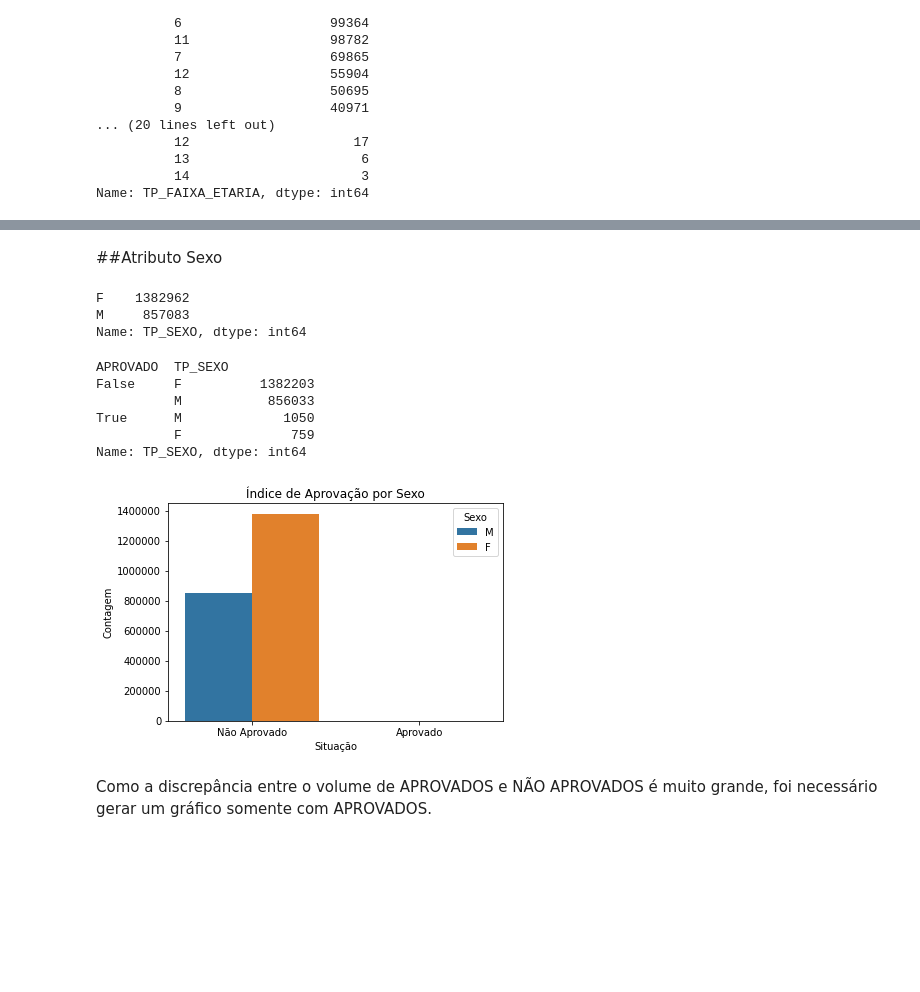
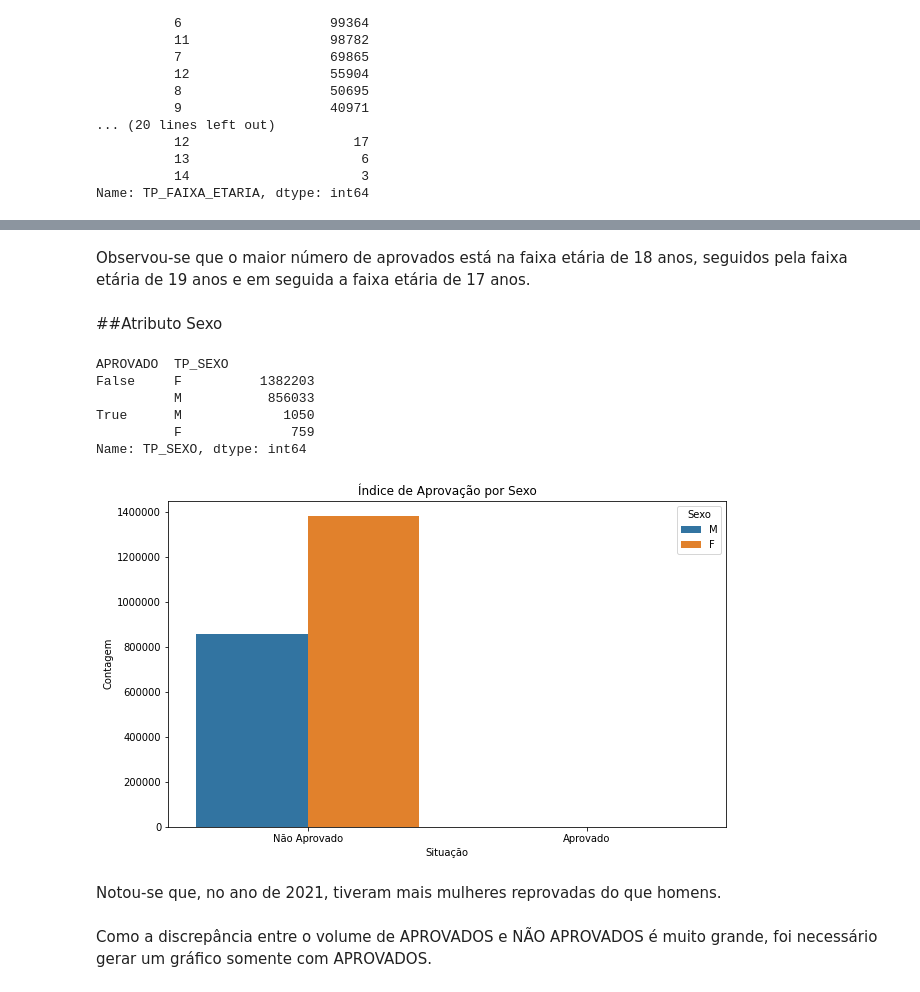
Before and after one commit to GabrielCdev/INEP_dataset_analysis, a Jupyter notebook: INEP_Dataset_Analysis.ipynb, the cells around one changed output, grey strips where cells are left out. Saved outputs shown, nothing was run; the diff lists cells and outputs as text; code cells hidden in the pictures; blank space fills up the shorter version.

```diff
--- a/INEP_Dataset_Analysis.ipynb
+++ b/INEP_Dataset_Analysis.ipynb
@@ -155,0 +223,3 @@ enem_df.drop(columns=['NU_INSCRICAO', 'NU_ANO', 'TP_ESTADO_CIVIL', 'IN_TREINEIRO
+# %%
+# Removendo a coluna após o agrupamento
+enem_df.drop(columns='SG_UF_ESC', inplace=True)
@@ -198,4 +257,0 @@ enem_df.rename(columns = {'Q006':'RENDA', 'Q024':'COMPUTADOR', 'Q025':'INTERNET'
-# %%
-# Removendo as linhas onde a presença = 0
-enem_df = enem_df.loc[(enem_df['TP_PRESENCA_CN'] != 0) & (enem_df['TP_PRESENCA_CH'] != 0) &
-                      (enem_df['TP_PRESENCA_LC'] != 0) & (enem_df['TP_PRESENCA_MT'] != 0)]
@@ -205 +258,3 @@ enem_df.drop(columns=['TP_PRESENCA_CN', 'TP_PRESENCA_CH', 'TP_PRESENCA_LC', 'TP_
+# %%
+enem_df = enem_df.reset_index(drop=True)
 # %% [markdown]
@@ -224,0 +289,2 @@ memory usage: 153.8+ MB
+# %%
+enem_df['INTERNET'] = enem_df['INTERNET'].map({'A': False, 'B': True})
@@ -341,11 +545,7 @@ plt.show()
+# %% [markdown]
+Observou-se que o maior número de aprovados está na faixa etária de 18 anos, seguidos pela faixa etária de 19 anos e em seguida a faixa etária de 17 anos.
 # %% [markdown]
 ##Atributo Sexo
-# %%
-enem_df['TP_SEXO'].value_counts()
-# %% [output]
-F    1382962
-M     857083
-Name: TP_SEXO, dtype: int64
 # %%
 group_bySex = enem_df.groupby('APROVADO')['TP_SEXO'].value_counts()
 group_bySex
@@ -357,18 +557,21 @@ True      M             1050
           F              759
 Name: TP_SEXO, dtype: int64
 # %%
-sns.countplot(data=enem_df, x="APROVADO", hue='TP_SEXO')
+fig, ax = plt.subplots(figsize=(10, 6))
+sns.countplot(data=enem_df, x="APROVADO", hue='TP_SEXO', ax=ax)
 
 plt.title('Índice de Aprovação por Sexo')
 plt.xlabel('Situação')
 plt.ylabel('Contagem')
 plt.legend(title='Sexo')
 plt.xticks([0,1], ['Não Aprovado', 'Aprovado'])
 plt.ticklabel_format(style='plain', axis='y')
 
 plt.show()
 # %% [output]
-[figure, old version]
+[figure, new version]
+# %% [markdown]
+Notou-se que, no ano de 2021, tiveram mais mulheres reprovadas do que homens.
 # %% [markdown]
 Como a discrepância entre o volume de APROVADOS e NÃO APROVADOS é muito grande, foi necessário gerar um gráfico somente com APROVADOS.
 # %%
```
Also changed, not shown: parts of 151 cells of this notebook.
